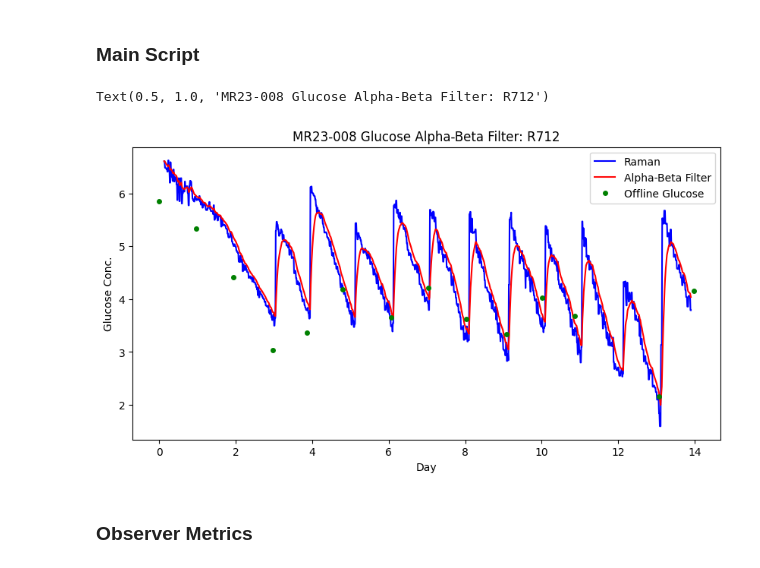
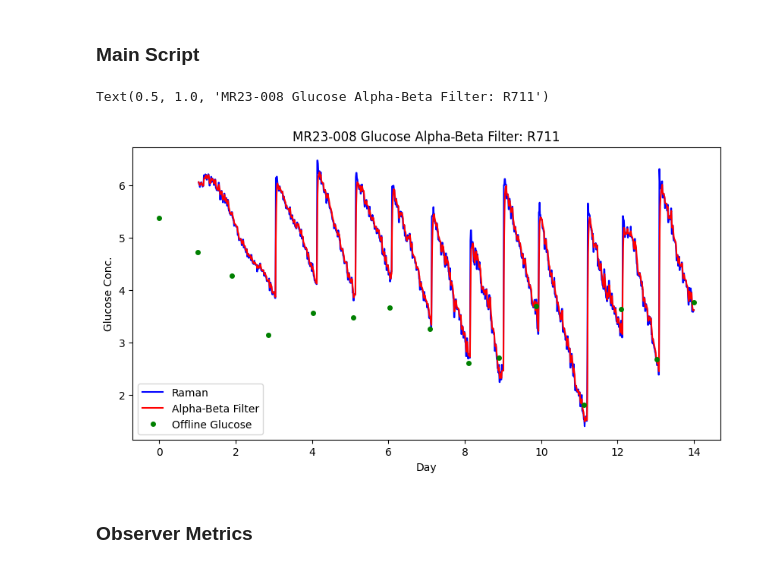
Before and after one commit to zhatz111/state-space-mpc, a Jupyter notebook: notebooks/State_Estimator_Comparison.ipynb, the cells around one changed output. Drawn from its saved outputs; the diff is of its cells as text; code cells hidden in the pictures.

```diff
--- a/notebooks/State_Estimator_Comparison.ipynb
+++ b/notebooks/State_Estimator_Comparison.ipynb
@@ -345,26 +355,34 @@ class Optimizer:
         self.metric = metric
 
     def objective_func(self, input):
-        offline_val = np.array(df_wuxi_offline_MR[f"Gluc-{Reactor_num}"].drop(index=12))
-        offline_time = df_wuxi_offline_MR["Day"].drop(index=12)
+        rmse_sum = []
+        smoothness_sum = []
+        for batch in test_batches:
+            df_wuxi_online = pd.read_excel(r"M:\Zach Hatzenbeller\State_Estimator_Data\State_Estimator_Data.xlsx", sheet_name=f"{batch[:8]} DCS Data")
+            df_wuxi_offline_MR = pd.read_excel(r"M:\Zach Hatzenbeller\State_Estimator_Data\State_Estimator_Data.xlsx", sheet_name=f"{batch[:8]} Offline Data")
+            offline_val = np.array(df_wuxi_offline_MR[f"Gluc-{batch[9:]}"].drop(index=12))
+            offline_time = df_wuxi_offline_MR["Day"].drop(index=12)
 
-        filter = AlphaBetaFilter(alpha=input[0], beta=input[1])
-        measurements = np.array(df_wuxi_online[f"{Reactor_num}-Raman-Glucose"])
-        filtered_values = []
+            filter = AlphaBetaFilter(alpha=input[0], beta=input[1])
+            measurements = np.array(df_wuxi_online[f"{batch[9:]}-Raman-Glucose"])
+            filtered_values = []
 
-        for measurement in measurements:
-            filtered_value = filter.update(measurement)
-            filtered_values.append(filtered_value)
+            for measurement in measurements:
+                filtered_value = filter.update(measurement)
+                filtered_values.append(filtered_value)
 
-        offline_ab = np.interp(offline_time,df_wuxi_online["Day"],filtered_values)
-        rmse = np.sqrt((offline_val-offline_ab).sum()**2)
-        rmse = mean_squared_error(offline_val, offline_ab, squared=False)
-        ab_diff = np.diff(filtered_values)
-        smoothness = np.std(ab_diff[ab_diff<1])
+            offline_ab = np.interp(offline_time,df_wuxi_online["Day"],filtered_values)
+            rmse = np.sqrt((offline_val-offline_ab).sum()**2)
+            rmse = mean_squared_error(offline_val, offline_ab, squared=False)
+            ab_diff = np.diff(filtered_values)
+            smoothness = np.std(ab_diff[ab_diff<1])
+            rmse_sum.append(rmse)
+            smoothness_sum.append(smoothness)
+
         if self.metric:
-            metric = (self.weight*rmse + (1-self.weight)*smoothness)**2
+            metric = (self.weight*np.sum(rmse_sum) + (1-self.weight)*np.sum(smoothness_sum))**2
         else:
-            metric = (rmse)**2
+            metric = (np.sum(rmse_sum))**2
         if self.iterations % 1000 == 0:
             print("Current Error: ",metric)
         return metric
@@ -394,8 +412,8 @@ class Optimizer:
 # Weight closer to 1 will minimize rmse, weight closer to 0 will minimize the smoothness
 initial_array = [0.5,0.5]
 kf_optimize = Optimizer(initial_array, weight=0.5,metric=1)
-result = kf_optimize.optimize()
-print(result)
+ab_result = kf_optimize.optimize()
+print(ab_result)
 
 # Cross validation for improving hyperparameters?
 # %% [output]
@@ -434,36 +452,36 @@ class AlphaBetaFilter:
         if self.filtered_velocity is None:
             self.filtered_velocity = 0.0
 
         residual = measurement - self.filtered_value
         self.filtered_value += self.alpha * residual
         self.filtered_velocity += self.beta * residual
 
         return self.filtered_value
 
 # Example usage
-filter = AlphaBetaFilter(alpha=result[0], beta=result[1])
+filter = AlphaBetaFilter(alpha=ab_result[0], beta=ab_result[1])
 
 measurements = np.array(df_wuxi_online[f"{Reactor_num}-Raman-Glucose"])
 filtered_values = []
 
 for measurement in measurements:
     filtered_value = filter.update(measurement)
     filtered_values.append(filtered_value)
 
 fig = plt.figure(figsize=(10,5))
 plt.plot(df_wuxi_online["Day"],measurements,"b-", label="Raman")
 plt.plot(df_wuxi_online["Day"],filtered_values, "r-",label="Alpha-Beta Filter")
 plt.plot(df_wuxi_offline_MR["Day"],df_wuxi_offline_MR[f"Gluc-{Reactor_num}"],"go", markersize=4, label="Offline Glucose")
 
 # plt.xlim(0,2)
 # plt.ylim(5,7)
 plt.xlabel("Day")
 plt.ylabel("Glucose Conc.")
 plt.legend(loc="best")
 plt.title(f"MR23-008 Glucose Alpha-Beta Filter: R{Reactor_num}")
 # %% [output]
-Text(0.5, 1.0, 'MR23-008 Glucose Alpha-Beta Filter: R712')
+Text(0.5, 1.0, 'MR23-008 Glucose Alpha-Beta Filter: R711')
-[figure, old version]
+[figure, new version]
 # %% [markdown]
 ### Observer Metrics
 # %%
```
Also changed, not shown: parts of 28 cells of this notebook, 24 other files.
